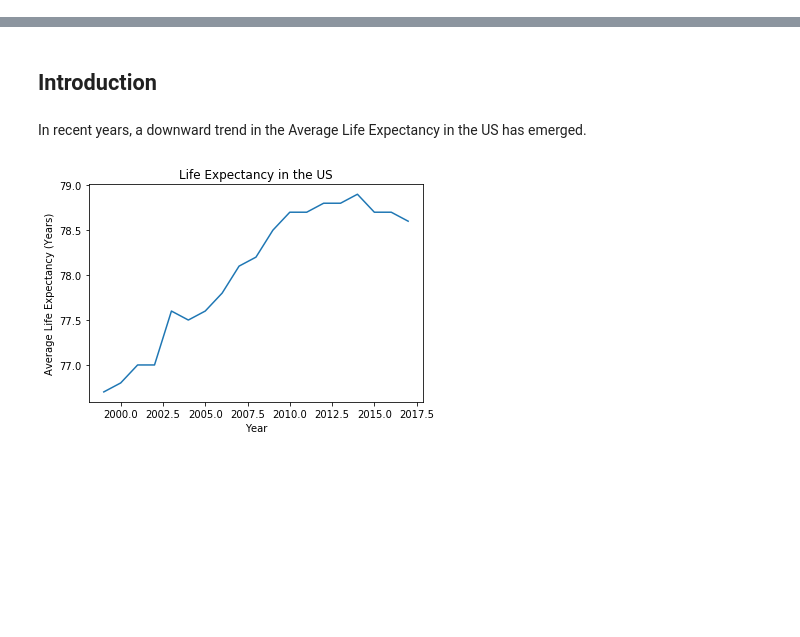
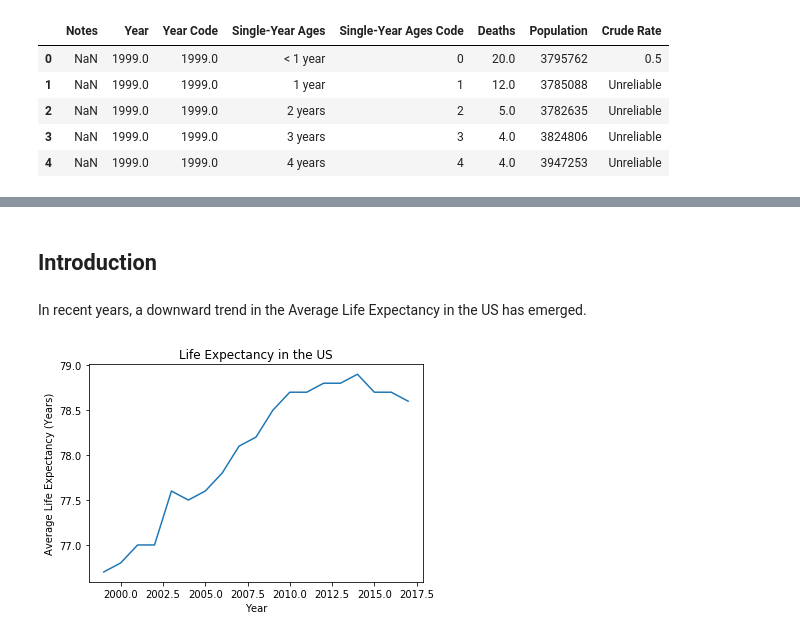
Before and after one commit to ASHSWAN1999/DataScienceProject2, a Jupyter notebook: project2 (copy).ipynb, the cells around one changed output, grey strips where cells are left out. Cells and saved outputs as stored; diff of their text form; code cells hidden in the pictures; blank space fills up the shorter version.

```diff
--- a/project2 (copy).ipynb
+++ b/project2 (copy).ipynb
@@ -56,0 +78,19 @@ recent = everyone[everyone.Year > 1998][::-1].reset_index(drop=True)
+# %%
+# Load data
+op_mort = pd.read_csv('Single Year Opioid Mortality Data, 1999-2017.txt', sep='\t')
+
+# Extract total deaths
+op_mort_totals = op_mort[(op_mort.Notes == 'Total') & (op_mort.Year.notna())].reset_index(drop=True)
+
+# Clean data to only include rows with valid years
+op_mort = op_mort[(op_mort.Year.notna()) & (op_mort['Single-Year Ages Code'] != 'NS') & (op_mort.Notes.isna())]
+op_mort.replace('Not Applicable',np.nan, inplace=True)
+
+op_mort.head()
+# %% [output]
+|  | Notes | Year | Year Code | Single-Year Ages | Single-Year Ages Code | Deaths | Population | Crude Rate |
+| 0 | NaN | 1999.0 | 1999.0 | < 1 year | 0 | 20.0 | 3795762 | 0.5 |
+| 1 | NaN | 1999.0 | 1999.0 | 1 year | 1 | 12.0 | 3785088 | Unreliable |
+| 2 | NaN | 1999.0 | 1999.0 | 2 years | 2 | 5.0 | 3782635 | Unreliable |
+| 3 | NaN | 1999.0 | 1999.0 | 3 years | 3 | 4.0 | 3824806 | Unreliable |
+| 4 | NaN | 1999.0 | 1999.0 | 4 years | 4 | 4.0 | 3947253 | Unreliable |
```
Also changed, not shown: parts of 14 cells of this notebook.
